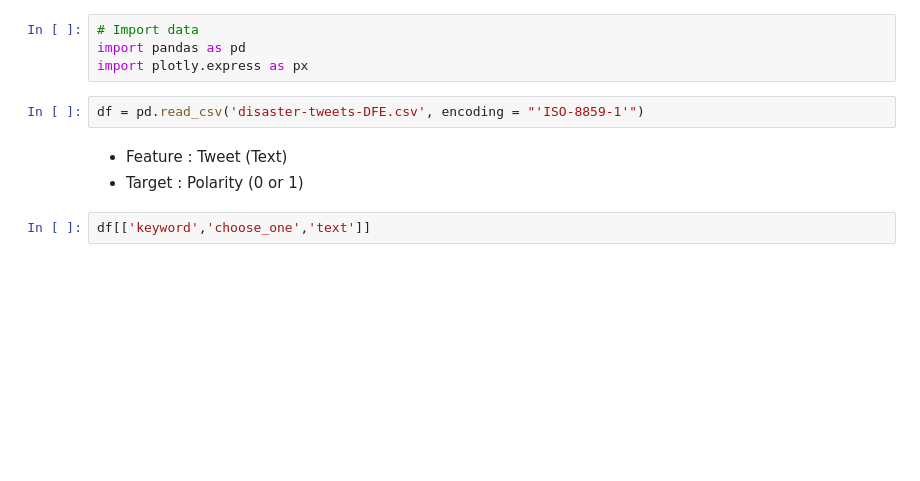
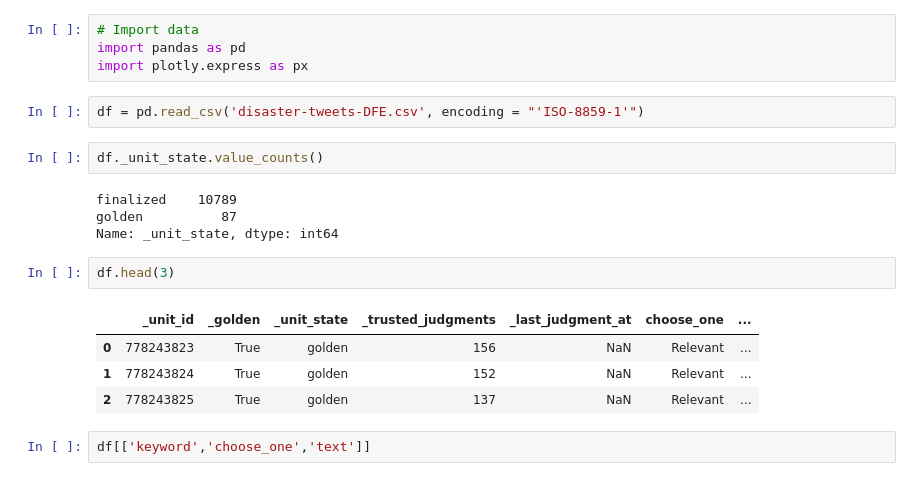
Before and after one commit to Rimab55/NLP_Disaster_Relief, a Jupyter notebook: NLP_disaster_tweets.ipynb, the cells around one changed output. Drawn from its saved outputs; the diff is of its cells as text; blank space fills up the shorter version.

```diff
--- a/NLP_disaster_tweets.ipynb
+++ b/NLP_disaster_tweets.ipynb
@@ -6,9 +8,19 @@ import pandas as pd
 import plotly.express as px
 # %%
 df = pd.read_csv('disaster-tweets-DFE.csv', encoding = "'ISO-8859-1'")
-# %% [markdown]
-- Feature : Tweet (Text)
-- Target : Polarity (0 or 1)
+# %%
+df._unit_state.value_counts()
+# %% [output]
+finalized    10789
+golden          87
+Name: _unit_state, dtype: int64
+# %%
+df.head(3)
+# %% [output]
+|  | _unit_id | _golden | _unit_state | _trusted_judgments | _last_judgment_at | choose_one | ... |
+| 0 | 778243823 | True | golden | 156 | NaN | Relevant | ... |
+| 1 | 778243824 | True | golden | 152 | NaN | Relevant | ... |
+| 2 | 778243825 | True | golden | 137 | NaN | Relevant | ... |
 # %%
 df[['keyword','choose_one','text']]
 # %% [output]
```
Also changed, not shown: parts of 1 cell of this notebook.
